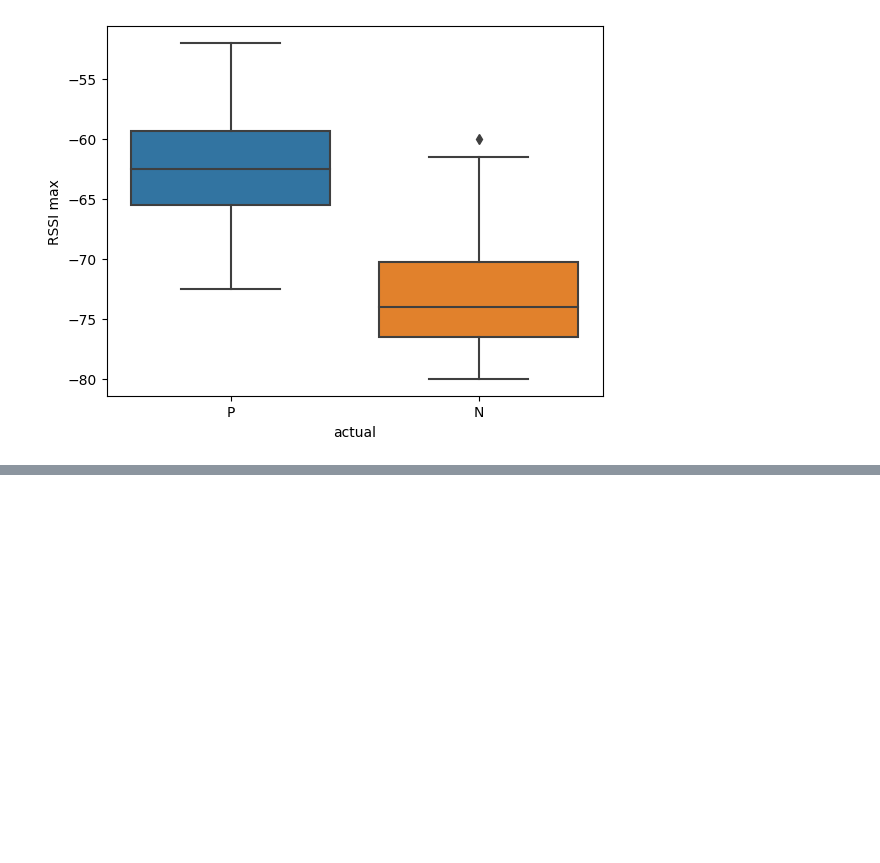
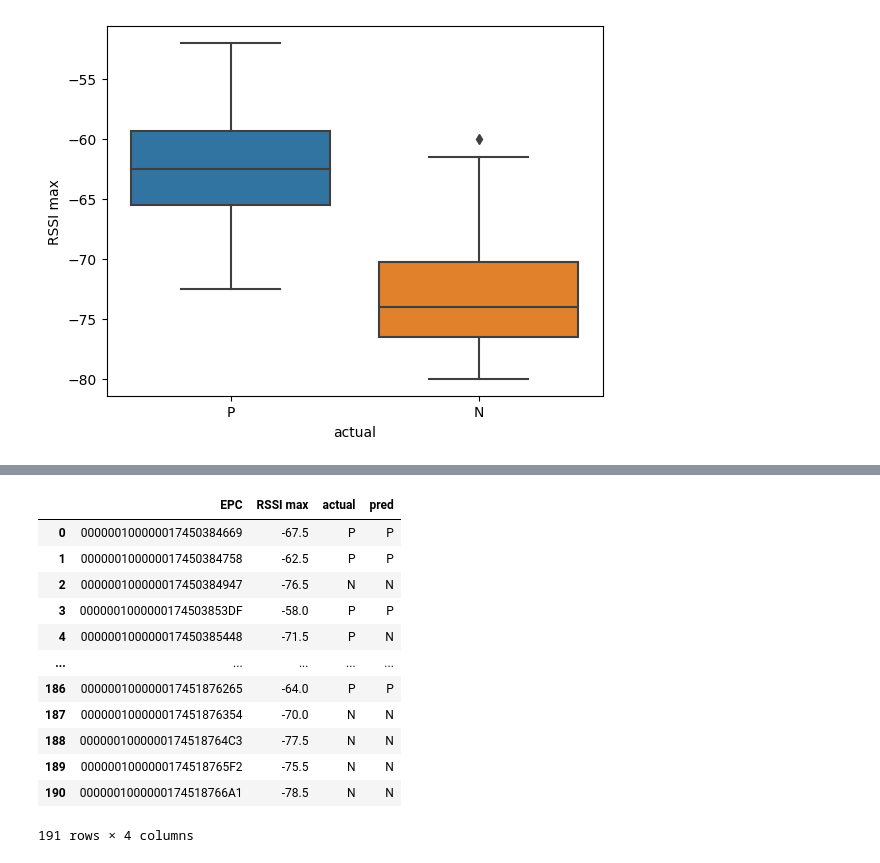
Before and after one commit to gael-mehdi/RFID-analyse-experience-1, a Jupyter notebook: analyse.ipynb, the cells around one changed output, grey strips where cells are left out. Drawn from its saved outputs; the diff is of its cells as text; code cells hidden in the pictures; blank space fills up the shorter version.

```diff
--- a/analyse.ipynb
+++ b/analyse.ipynb
@@ -406,0 +472,17 @@ sns.boxplot(x = "actual",y="RSSI max", data=ds)
+# %%
+ds["pred"] = np.where(crit, "P", "N")
+ds
+# %% [output]
+|  | EPC | RSSI max | actual | pred |
+| 0 | 000000100000017450384669 | -67.5 | P | P |
+| 1 | 000000100000017450384758 | -62.5 | P | P |
+| 2 | 000000100000017450384947 | -76.5 | N | N |
+| 3 | 0000001000000174503853DF | -58.0 | P | P |
+| 4 | 000000100000017450385448 | -71.5 | P | N |
+| ... | ... | ... | ... | ... |
+| 186 | 000000100000017451876265 | -64.0 | P | P |
+| 187 | 000000100000017451876354 | -70.0 | N | N |
+| 188 | 0000001000000174518764C3 | -77.5 | N | N |
+| 189 | 0000001000000174518765F2 | -75.5 | N | N |
+| 190 | 0000001000000174518766A1 | -78.5 | N | N |
+191 rows × 4 columns
```
Also changed, not shown: parts of 11 cells of this notebook.
